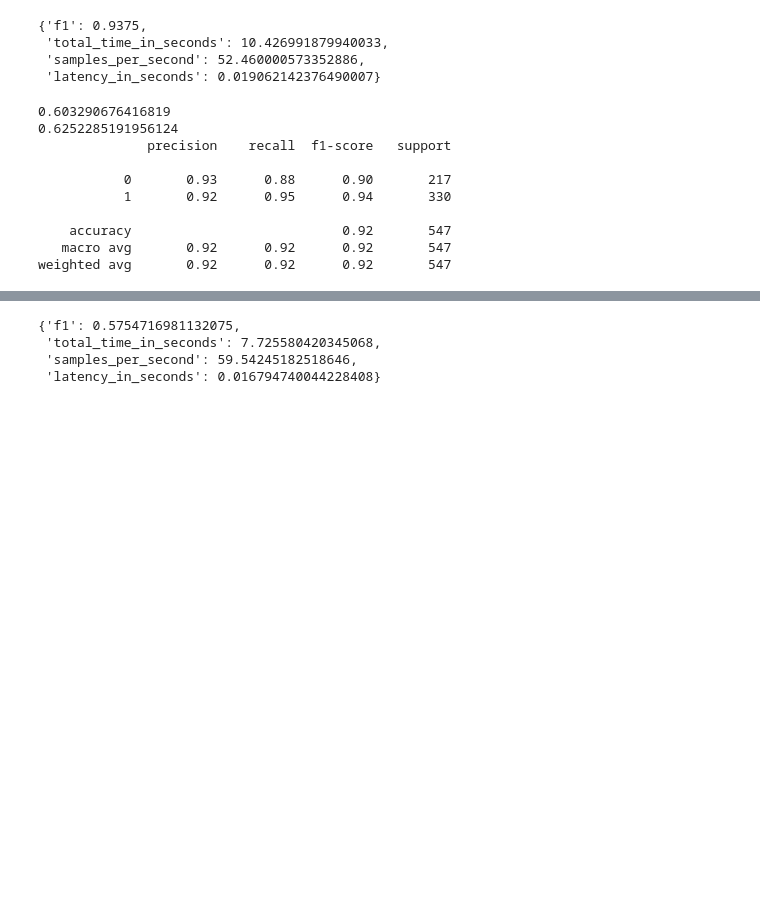
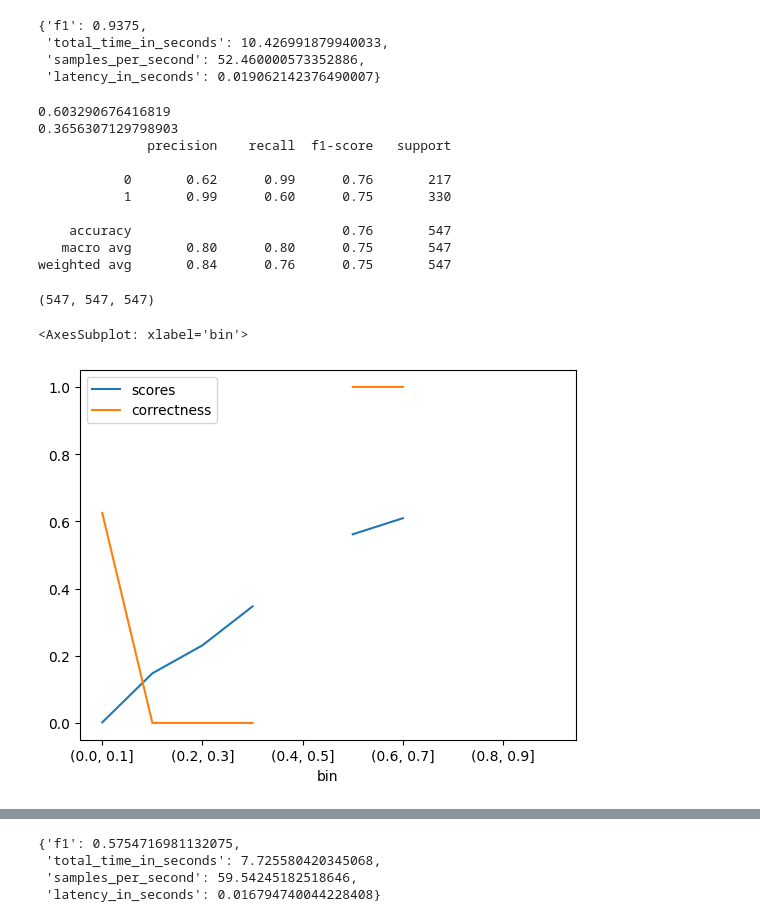
Before and after one commit to davidpomerenke/protest-impact, a Jupyter notebook: docs/notes/02-07-aglpn-gelectra.ipynb, the cells around one changed output, grey strips where cells are left out. Saved outputs shown, nothing was run; the diff lists cells and outputs as text; code cells hidden in the pictures; blank space fills up the shorter version.

Commit message:
Plot score distribution

```diff
--- a/docs/notes/02-07-aglpn-gelectra.ipynb
+++ b/docs/notes/02-07-aglpn-gelectra.ipynb
@@ -201,21 +201,13 @@ def evaluate_detail(model, tokenizer, test_set):
         truncation=True,
         max_length=512,
     )
-    predictions = classifier(a["text"] for a in test_set)
+    predictions = list(classifier(a["text"] for a in test_set))
     y_pred = [int(a["label"][-1]) for a in predictions]
     y_true = [a["label"] for a in test_set]
     print(sum(y_true) / len(y_true))
     print(sum(y_pred) / len(y_pred))
     print(classification_report(y_true, y_pred))
-
-    plot scores vs labels
-    import matplotlib.pyplot as plt
-
-    scores_ = [
-        (1 - a["score"] if a["label"] == "LABEL_0" else a["score"]) for a in predictions
-    ]
-    correctness = [ypred == ytrue for ypred, ytrue in zip(y_pred, y_true)]
-    plt.scatter(scores_, correctness)
+    return predictions, y_pred, y_true
 # %%
 evaluate(model_glpn, tokenizer, glpn["test"])
 # %% [output]
@@ -224,15 +216,34 @@ evaluate(model_glpn, tokenizer, glpn["test"])
  'samples_per_second': 52.460000573352886,
  'latency_in_seconds': 0.019062142376490007}
 # %%
-evaluate_detail(model_glpn, tokenizer, glpn["test"])
+predictions, y_pred, y_true = evaluate_detail(model_glpn, tokenizer, glpn["test"])
 # %% [output]
 0.603290676416819
-0.6252285191956124
+0.3656307129798903
               precision    recall  f1-score   support
 
-           0       0.93      0.88      0.90       217
-           1       0.92      0.95      0.94       330
+           0       0.62      0.99      0.76       217
+           1       0.99      0.60      0.75       330
 
-    accuracy                           0.92       547
-   macro avg       0.92      0.92      0.92       547
-weighted avg       0.92      0.92      0.92       547
+    accuracy                           0.76       547
+   macro avg       0.80      0.80      0.75       547
+weighted avg       0.84      0.76      0.75       547
+# %%
+len(list(predictions)), len(y_pred), len(y_true)
+# %% [output]
+(547, 547, 547)
+# %%
+# plot scores vs percentage of correct predictions for each bin of scores (0-0.1, 0.1-0.2, etc)
+import matplotlib.pyplot as plt
+import pandas as pd
+
+scores_ = [
+    (1 - a["score"] if a["label"] == "LABEL_0" else a["score"]) for a in predictions
+]
+correctness = [ypred == ytrue for ypred, ytrue in zip(y_pred, y_true)]
+df = pd.DataFrame({"scores": scores_, "correctness": correctness})
+df["bin"] = pd.cut(df["scores"], np.arange(0, 1.1, 0.1))
+df.groupby("bin").mean().plot()
+# %% [output]
+<AxesSubplot: xlabel='bin'>
+[figure, added]
```
Also changed, not shown: parts of 1 cell of this notebook.
